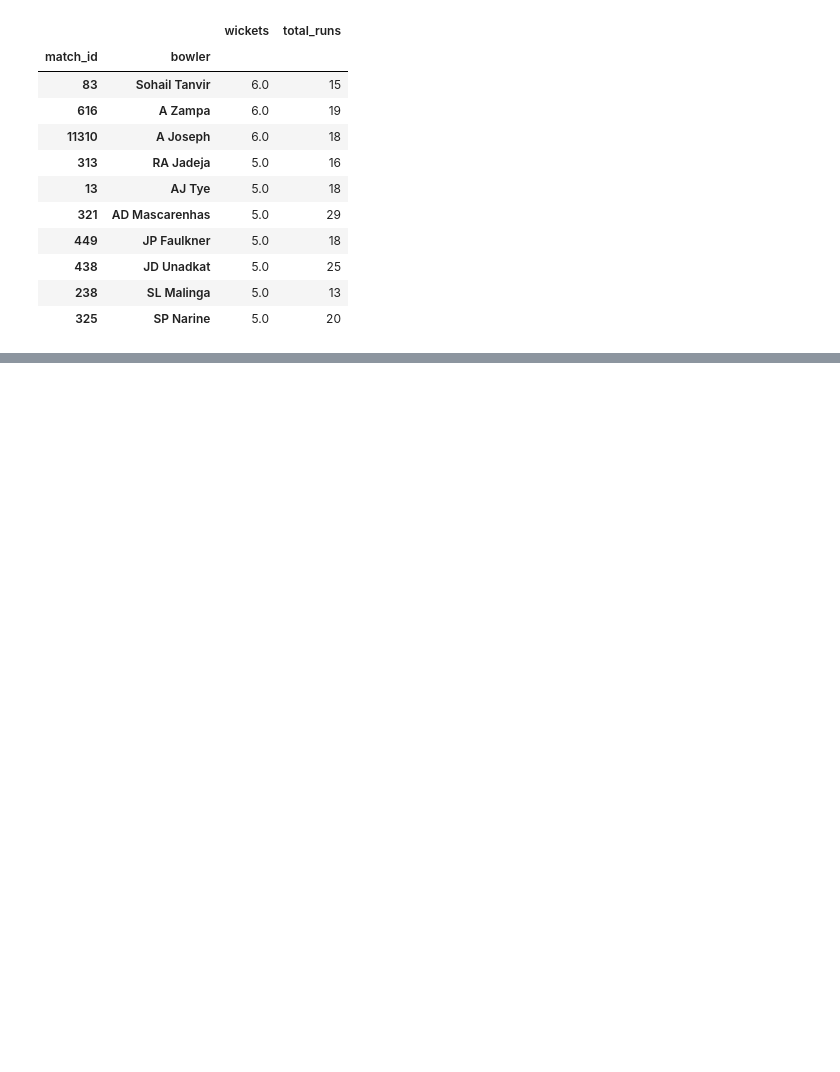
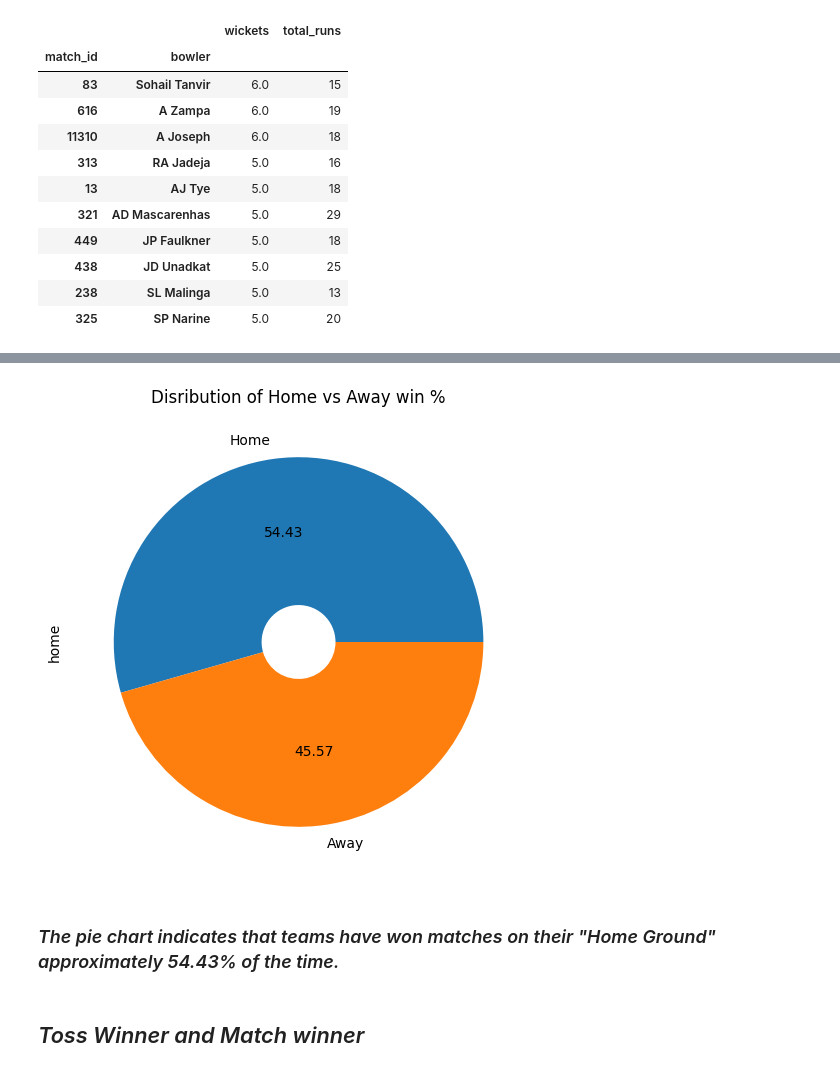
Before and after one commit to Amrit007-droid/DataEDA, a Jupyter notebook: Indian_Premier_League_EDA.ipynb, the cells around one changed output, grey strips where cells are left out. Cells and saved outputs as stored; diff of their text form; code cells hidden in the pictures; blank space fills up the shorter version.

```diff
--- a/Indian_Premier_League_EDA.ipynb
+++ b/Indian_Premier_League_EDA.ipynb
@@ -685,0 +687,19 @@ fig.show()
+# %%
+ipl_df['home'] = np.where(ipl_df['team1'] == ipl_df['winner'], 1,0)
+# %%
+plt.figure(figsize=(6, 6))
+
+ipl_df['home'].value_counts(normalize = True).plot(
+    kind = 'pie',
+    autopct = '%.2f',
+    labels = ['Home', 'Away'],
+    wedgeprops = dict(width = 0.8))                          # Adjusting the width to create a hole
+
+plt.title('Disribution of Home vs Away win %')
+plt.show()
+# %% [output]
+[figure, added]
+# %% [markdown]
+### *The pie chart indicates that teams have won matches on their "Home Ground" approximately 54.43% of the time.*
+# %% [markdown]
+## *Toss Winner and Match winner*
```
Also changed, not shown: parts of 19 cells of this notebook.
